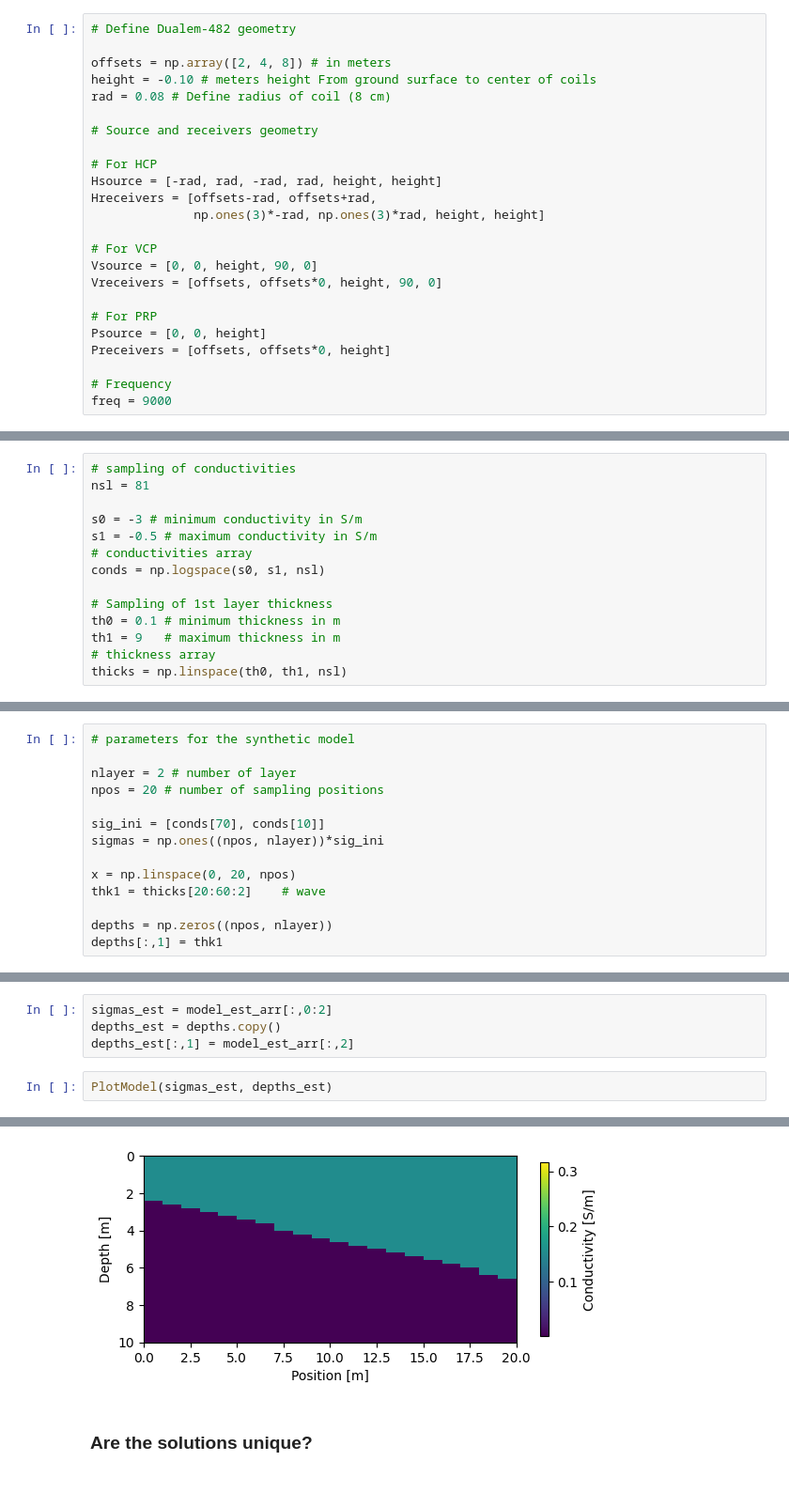
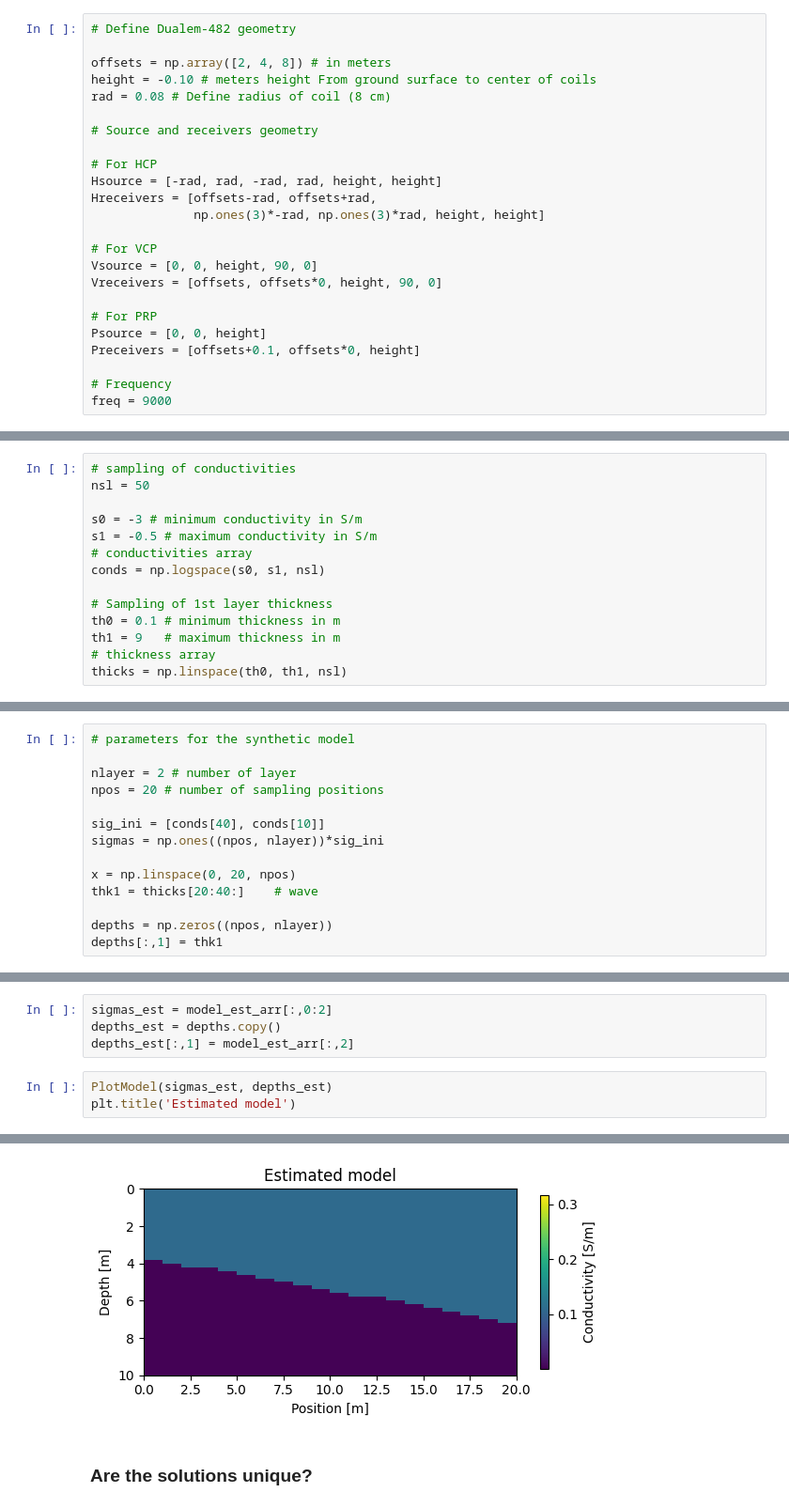
Before and after one commit to mariacarrizo/EMInversion, a Jupyter notebook: GlobalInversion/GI_LookupTable/GI_LookupT_2Lay_LINCF.ipynb, the cells around one changed output, grey strips where cells are left out. Shown at 94% size. Cells and saved outputs as stored; diff of their text form.

```diff
--- a/GlobalInversion/GI_LookupTable/GI_LookupT_2Lay_LINCF.ipynb
+++ b/GlobalInversion/GI_LookupTable/GI_LookupT_2Lay_LINCF.ipynb
@@ -34,7 +34,7 @@ Vreceivers = [offsets, offsets*0, height, 90, 0]
 
 # For PRP
 Psource = [0, 0, height]
-Preceivers = [offsets, offsets*0, height]
+Preceivers = [offsets+0.1, offsets*0, height]
 
 # Frequency
 freq = 9000
@@ -42,7 +42,7 @@ freq = 9000
 ### Define the properties of the models of the lookup table
 # %%
 # sampling of conductivities
-nsl = 81
+nsl = 50
 
 s0 = -3 # minimum conductivity in S/m
 s1 = -0.5 # maximum conductivity in S/m
@@ -363,11 +363,11 @@ ax.invert_yaxis()
 nlayer = 2 # number of layer
 npos = 20 # number of sampling positions
 
-sig_ini = [conds[70], conds[10]]
+sig_ini = [conds[40], conds[10]]
 sigmas = np.ones((npos, nlayer))*sig_ini
 
 x = np.linspace(0, 20, npos)
-thk1 = thicks[20:60:2]    # wave
+thk1 = thicks[20:40:]    # wave
 
 depths = np.zeros((npos, nlayer))
 depths[:,1] = thk1
@@ -439,4 +441,5 @@ depths_est = depths.copy()
 depths_est[:,1] = model_est_arr[:,2]
 # %%
 PlotModel(sigmas_est, depths_est)
+plt.title('Estimated model')
 # %% [output]
@@ -443,4 +447,4 @@ PlotModel(sigmas_est, depths_est)
-[figure, old version]
+[figure, new version]
 # %% [markdown]
 ### Are the solutions unique?
 # %%
```
Also changed, not shown: parts of 21 cells of this notebook, 1 other file.
